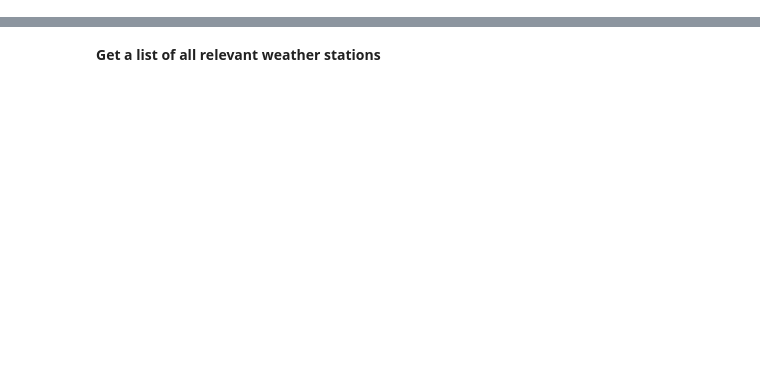
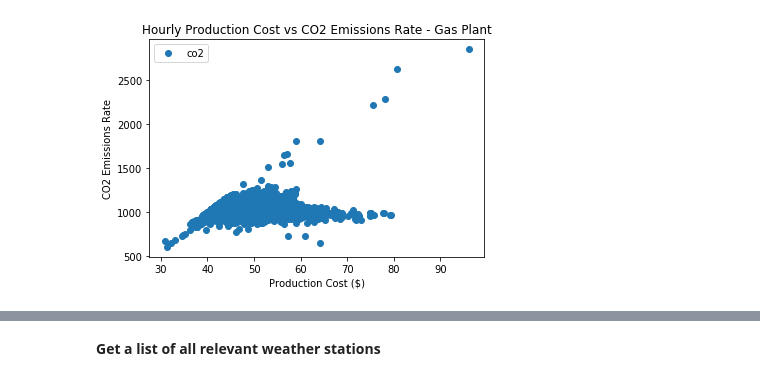
Before and after one commit to amy-wang/thesis2, a Jupyter notebook: heat_rate/Simple_Dispatch_Inputs.ipynb, the cells around one changed output, grey strips where cells are left out. Saved outputs shown, nothing was run; the diff lists cells and outputs as text; code cells hidden in the pictures; blank space fills up the shorter version.

```diff
--- a/heat_rate/Simple_Dispatch_Inputs.ipynb
+++ b/heat_rate/Simple_Dispatch_Inputs.ipynb
@@ -467,0 +88,9 @@ Get plant data from egrid file. Save to a csv so I don't need to run this everyt
+# %%
+gas.plot(x='production_cost', y='co2', style='o')
+plt.title('Hourly Production Cost vs CO2 Emissions Rate - Gas Plant')
+plt.xlabel('Production Cost ($)')
+plt.ylabel('CO2 Emissions Rate')
+
+plt.show()
+# %% [output]
+[figure, added]
```
Also changed, not shown: parts of 87 cells of this notebook.
